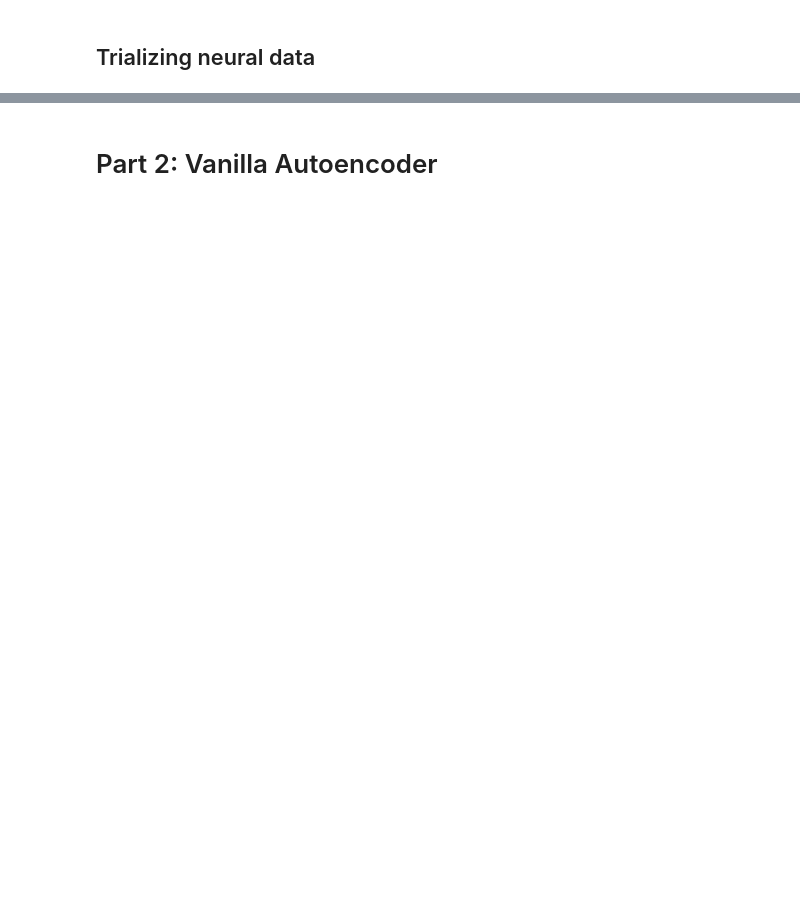
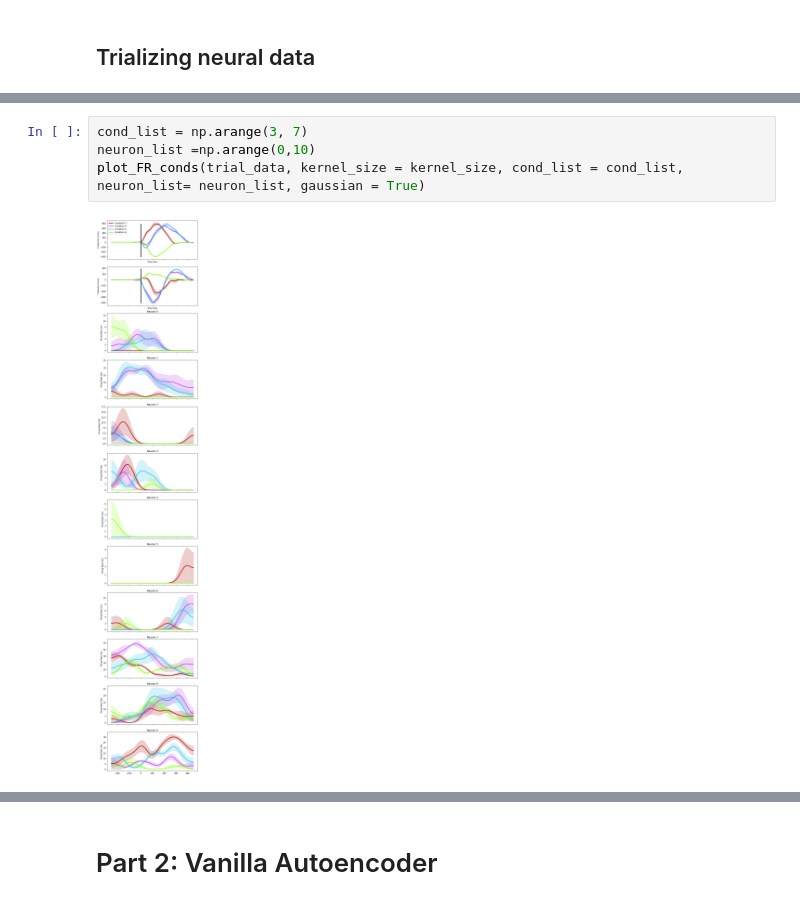
Before and after one commit to SaberaTalukder/Chen_Institute_DataSAI_for_Neuroscience, a Jupyter notebook: 07_13_22_day7_deep_learning_and_LFADS/code/diy_notebooks/latent_variable_models_LFADS.ipynb, the cells around one changed output, grey strips where cells are left out. Cells and saved outputs as stored; diff of their text form; blank space fills up the shorter version.

```diff
--- a/07_13_22_day7_deep_learning_and_LFADS/code/diy_notebooks/latent_variable_models_LFADS.ipynb
+++ b/07_13_22_day7_deep_learning_and_LFADS/code/diy_notebooks/latent_variable_models_LFADS.ipynb
@@ -412,0 +857,6 @@ Take 10 minutes or so to dig around the trial_data structure to figure out how i
+# %%
+cond_list = np.arange(3, 7)
+neuron_list =np.arange(0,10)
+plot_FR_conds(trial_data, kernel_size = kernel_size, cond_list = cond_list, neuron_list= neuron_list, gaussian = True)
+# %% [output]
+[figure, added]
```
Also changed, not shown: parts of 173 cells of this notebook, 4 other files.
